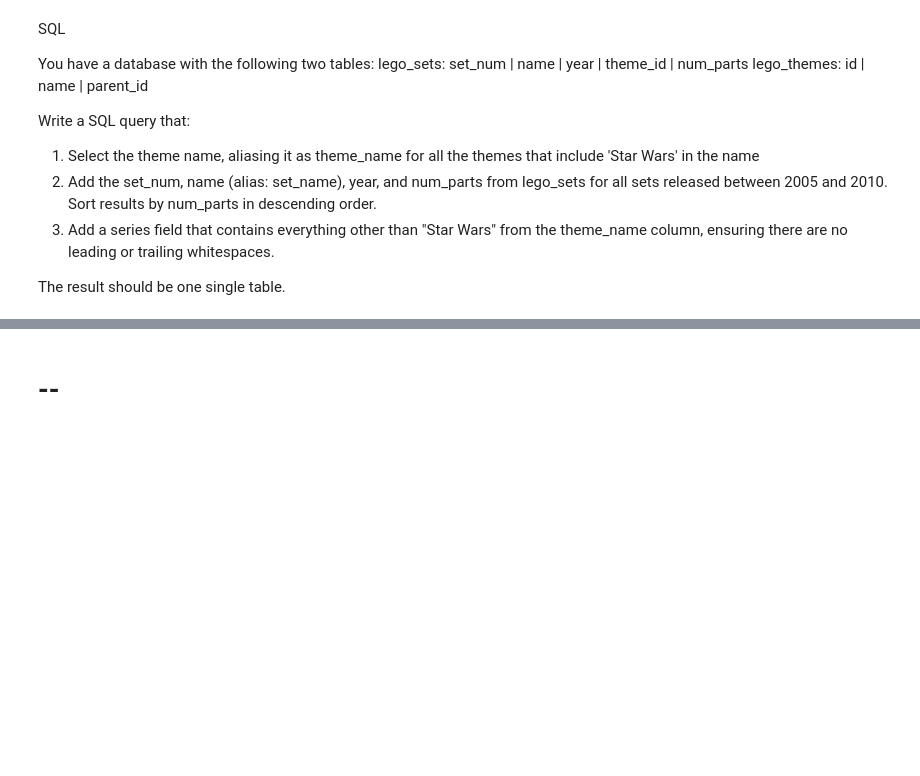
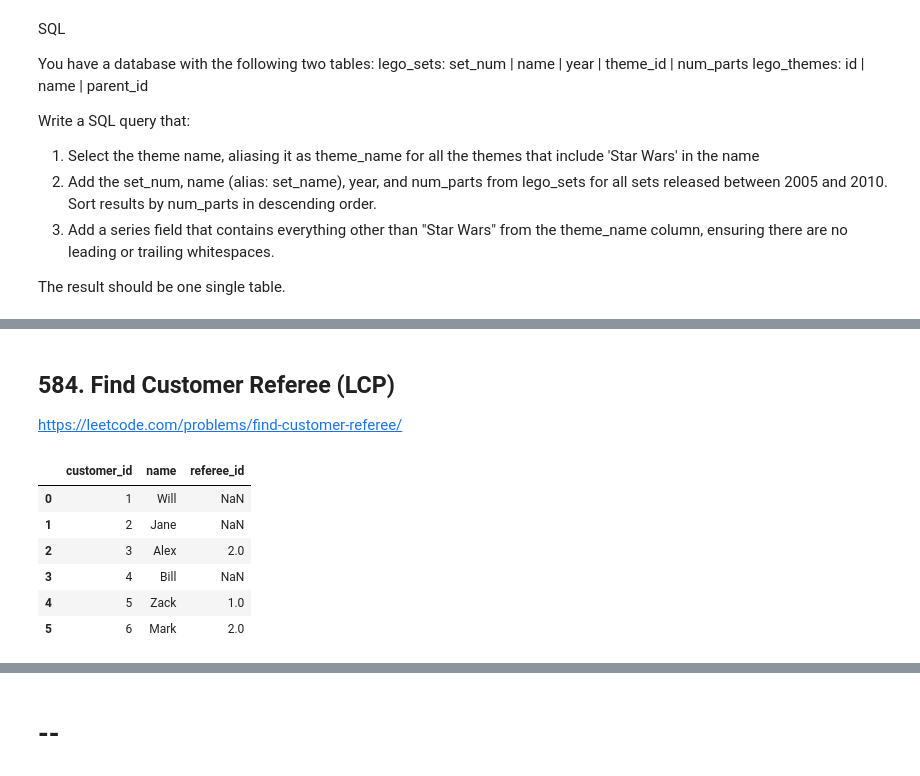
Before and after one commit to benslack19/my_DS_notes, a Jupyter notebook: SQL/SQLqueries_daily_problems_3.ipynb, the cells around one changed output, grey strips where cells are left out. Drawn from its saved outputs; the diff is of its cells as text; code cells hidden in the pictures; blank space fills up the shorter version.

```diff
--- a/SQL/SQLqueries_daily_problems_3.ipynb
+++ b/SQL/SQLqueries_daily_problems_3.ipynb
@@ -2143,0 +2209,30 @@ ORDER BY num_parts DESC
+# %% [markdown]
+## 584. Find Customer Referee (LCP)
+
+https://leetcode.com/problems/find-customer-referee/
+# %%
+# Input table
+
+sql_query = """
+WITH customer (customer_id, name, referee_id)
+AS (VALUES
+    (1, 'Will', NULL),
+    (2, 'Jane', NULL),
+    (3, 'Alex', 2),
+    (4, 'Bill', NULL),
+    (5, 'Zack', 1),
+    (6, 'Mark', 2))
+
+SELECT *
+FROM customer
+"""
+df_query = pd.read_sql_query(sql_query,con)
+df_query
+# %% [output]
+|  | customer_id | name | referee_id |
+| 0 | 1 | Will | NaN |
+| 1 | 2 | Jane | NaN |
+| 2 | 3 | Alex | 2.0 |
+| 3 | 4 | Bill | NaN |
+| 4 | 5 | Zack | 1.0 |
+| 5 | 6 | Mark | 2.0 |
```
Also changed, not shown: parts of 37 cells of this notebook, 7 other files.
